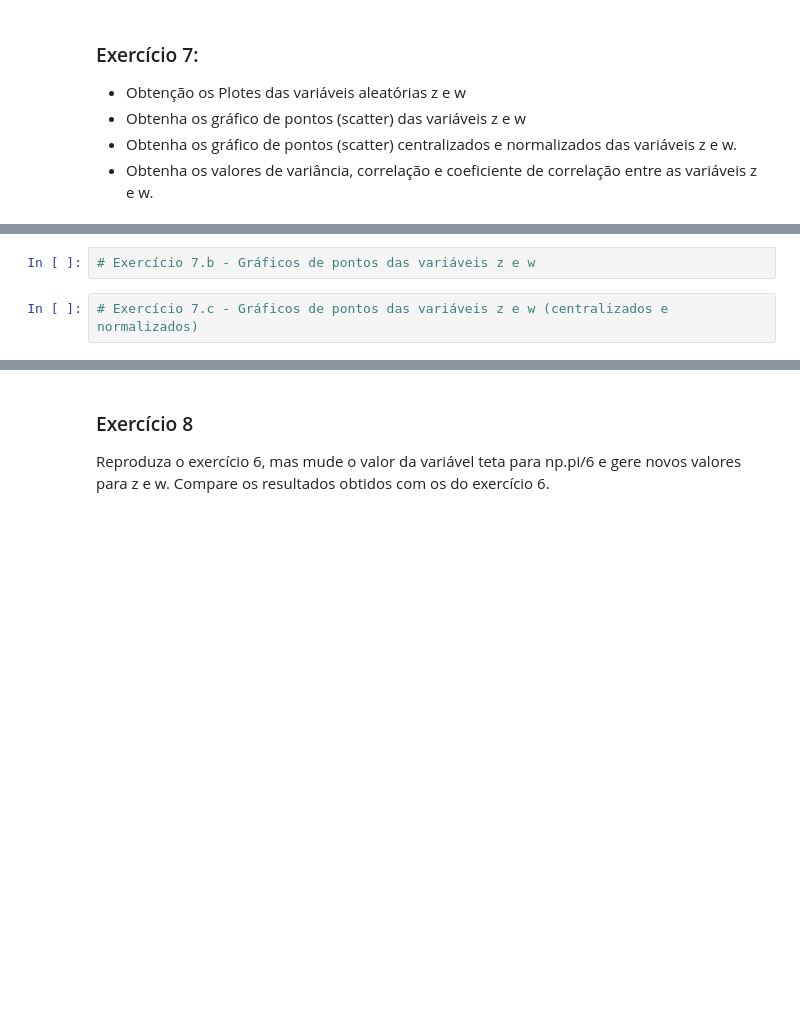
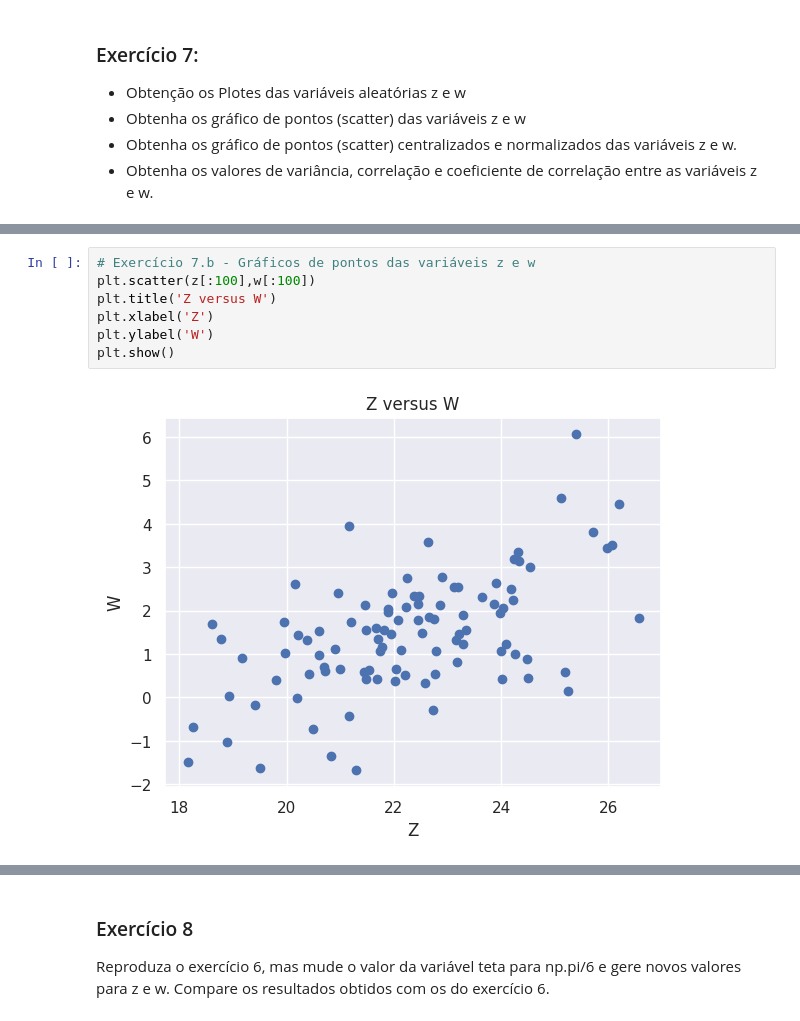
Before and after one commit to raphaelramosds/dc, a Jupyter notebook: Aulas/Aula08/notebook_aula08.ipynb, the cells around one changed output, grey strips where cells are left out. Cells and saved outputs as stored; diff of their text form; blank space fills up the shorter version.

```diff
--- a/Aulas/Aula08/notebook_aula08.ipynb
+++ b/Aulas/Aula08/notebook_aula08.ipynb
@@ -603,4 +635,9 @@ Reescreva o programa do exercício anterior para outros valores de mx, my, sigma
 # %%
 # Exercício 7.b - Gráficos de pontos das variáveis z e w
+plt.scatter(z[:100],w[:100])
+plt.title('Z versus W')
+plt.xlabel('Z')
+plt.ylabel('W')
+plt.show()
+# %% [output]
+[figure, added]
-# %%
-# Exercício 7.c - Gráficos de pontos das variáveis z e w (centralizados e normalizados)
```
Also changed, not shown: parts of 37 cells of this notebook.
